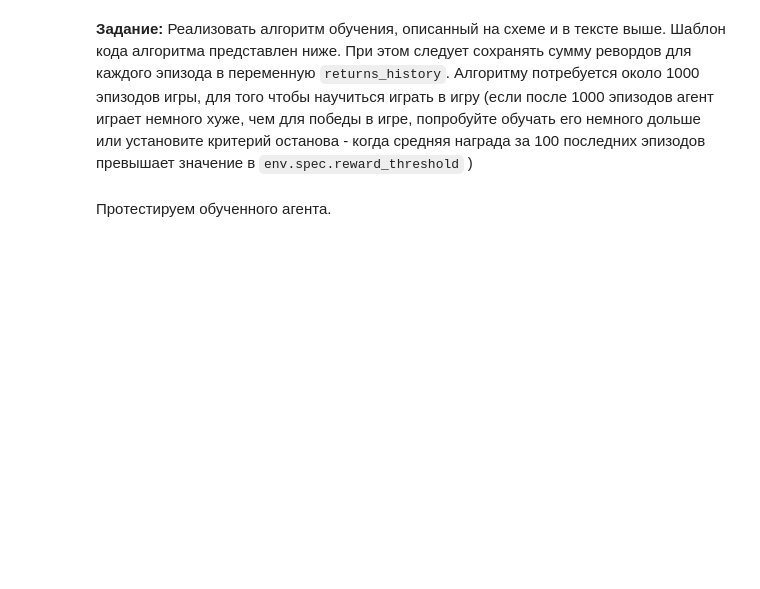
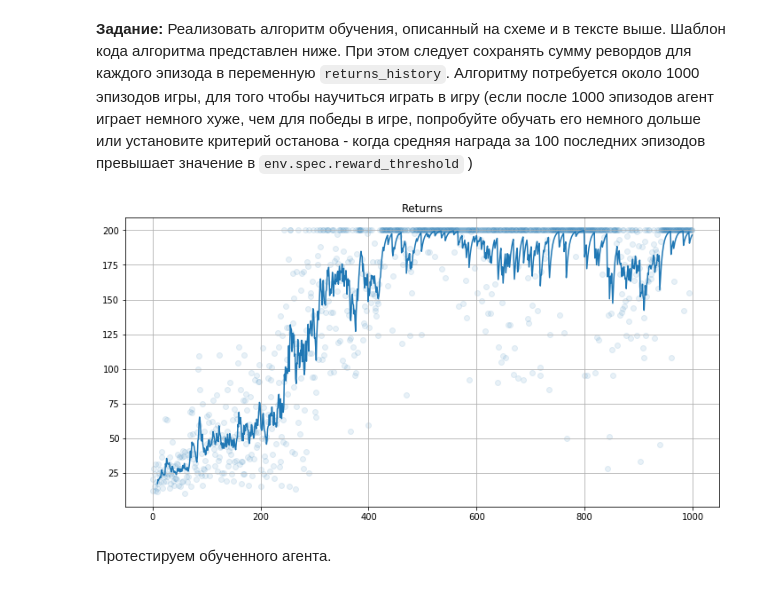
Before and after one commit to INeedTractorPlz/dlcourse_ai, a Jupyter notebook: assignments/assignment7/REINFORCE.ipynb, the cells around one changed output. Cells and saved outputs as stored; diff of their text form; code cells hidden in the pictures; blank space fills up the shorter version.

````diff
--- a/assignments/assignment7/REINFORCE.ipynb
+++ b/assignments/assignment7/REINFORCE.ipynb
@@ -179,6 +231,26 @@ class Policy(nn.Module):
     """
 
     # TO DO
+    def __init__(self, state_size, act_size, hidden_size):
+        super(Policy, self).__init__()
+        self.state_space = state_size
+        self.action_space = act_size
+        #self.hidden = 200
+
+        self.linear1 = nn.Linear(self.state_space, hidden_size)
+        self.linear2 = nn.Linear(hidden_size, self.action_space)
+
+        self.relu = nn.ReLU()
+        self.softmax = nn.Softmax(dim = -1)
+
+    def forward(self, x):
+        model = torch.nn.Sequential(
+            self.linear1,
+            self.relu,
+            self.linear2,
+            self.softmax
+        )
+        return model(x)
 # %% [markdown]
 ### Оценка правдоподобия и расчет суммы дисконтированных наград
 # %% [markdown]
@@ -268,7 +383,7 @@ moving_average = lambda x, **kw: pd.DataFrame({'x':np.asarray(x)}).x.ewm(**kw).m
 # %%
 STATE_SIZE  = env.observation_space.shape[0] # размерность пространства состояний среды
 ACT_SIZE = env.action_space.n # размерность пространства действий среды
-HIDDEN_SIZE = 256 # размер скрытого слоя для политики
+HIDDEN_SIZE = 128 # размер скрытого слоя для политики
 NUM_EPISODES = 1000 # количество эпиздов, которые будут сыграны для обучения
 DISCOUNT = 0.99 # фактор дисконтирования
 TRAIN_EVERY = 20
@@ -276,7 +391,7 @@ TRAIN_EVERY = 20
 Инициализуем политику и алгоритм оптимизации - мы будем использовать Adam c праметрами по умолчанию.
 # %%
 policy = Policy(STATE_SIZE, ACT_SIZE, HIDDEN_SIZE).to(device)
-optimizer = Adam(policy.parameters())
+optimizer = Adam(policy.parameters(), lr = 1e-3)
 # %%
 transition = collections.namedtuple("transition", ["state", "action", "reward"])
 # %% [markdown]
@@ -294,33 +409,50 @@ transition = collections.namedtuple("transition", ["state", "action", "reward"])
 # %% [markdown]
 **Задание:** Реализовать алгоритм обучения, описанный на схеме и в тексте выше. Шаблон кода алгоритма представлен ниже. При этом следует сохранять сумму ревордов для каждого эпизода в переменную ```returns_history```. Алгоритму потребуется около 1000 эпизодов игры, для того чтобы научиться играть в игру (если после 1000 эпизодов агент играет немного хуже, чем для победы в игре, попробуйте обучать его немного дольше или установите критерий останова - когда средняя награда за 100 последних эпизодов превышает значение в ```env.spec.reward_threshold``` )
 # %%
+from itertools import count
 returns_history = []
 traj_batch = []
 
 for i in range(NUM_EPISODES):
 
     # TO DO
-
+    traj = []
+    rewards = 0
+    state = torch.FloatTensor(env.reset()).to(device)
+    for t in count():
+        dist = Categorical(policy(state))
+        action = dist.sample().detach()
+        next_state, reward, done, _ = env.step(action.numpy())
+        print(policy(state), action, state, reward)
+        traj.append(transition(state, action, reward))
+        rewards += reward
+        if not done:
+            state = torch.FloatTensor(next_state).to(device)
+        else:
+            break
     returns_history.append(rewards)
-
     traj_batch.append(traj)
 
     if i % TRAIN_EVERY:
         log_probs, returns = process_traj_batch(policy, traj_batch, DISCOUNT)
-        loss = -(torch.stack(log_probs) * torch.FloatTensor(returns).to(device)).sum()
+        loss = (torch.sum(torch.mul(log_probs, torch.FloatTensor(returns).to(device)).mul(-1), -1))
+        print(loss)
+        #loss = -(log_probs * torch.FloatTensor(returns).to(device)).sum()
         optimizer.zero_grad()
         loss.backward()
         optimizer.step()
 
         traj_batch = []
 
     if i % 10:
         clear_output(True)
         plt.figure(figsize=[12, 6])
         plt.title('Returns'); plt.grid()
         plt.scatter(np.arange(len(returns_history)), returns_history, alpha=0.1)
         plt.plot(moving_average(returns_history, span=10, min_periods=10))
         plt.show()
+# %% [output]
+[figure, added]
 # %% [markdown]
 Протестируем обученного агента.
 # %%
````
Also changed, not shown: parts of 18 cells of this notebook, 2 other files.
